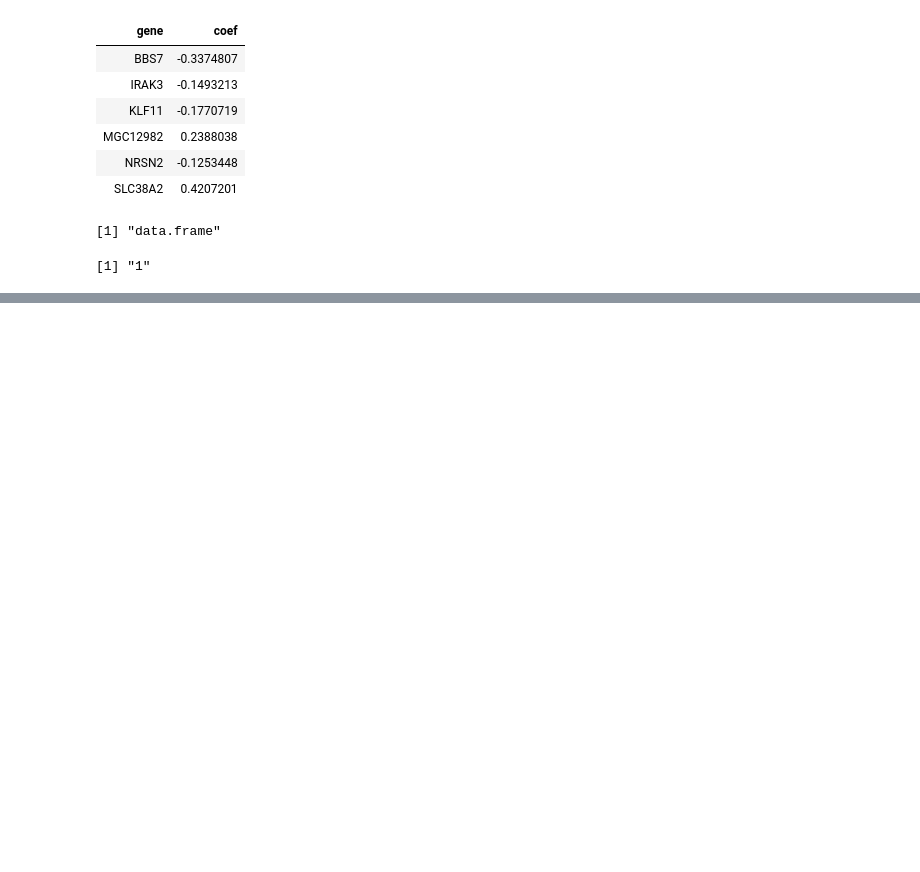
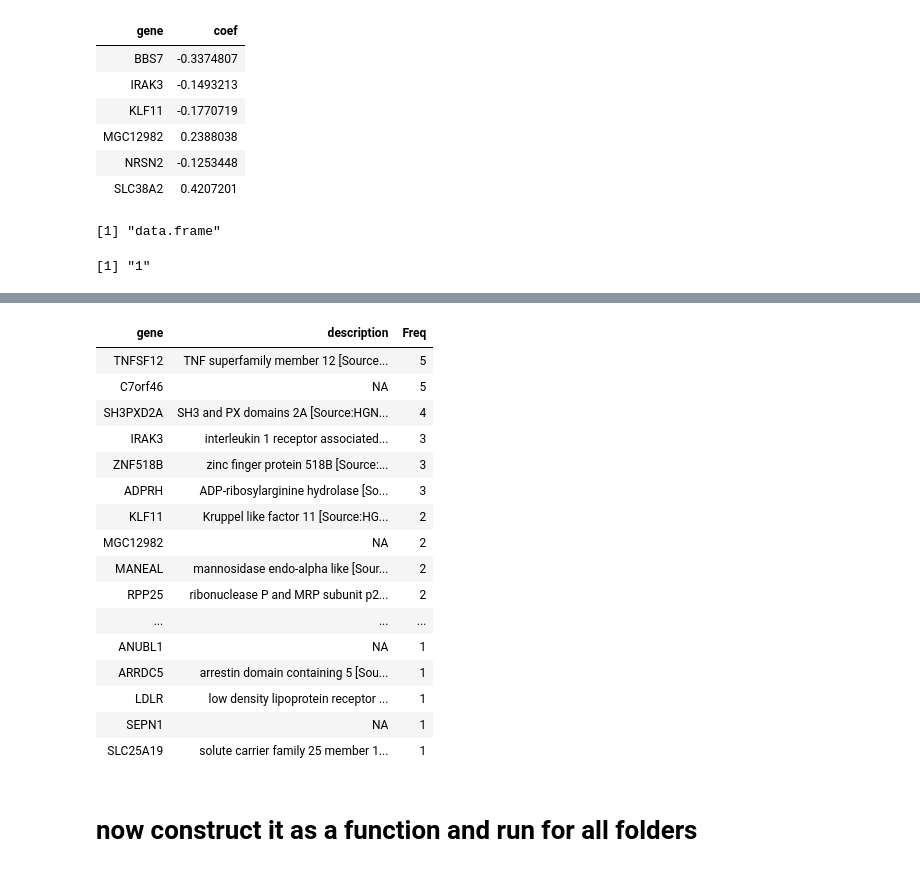
Before and after one commit to Mamie/MethylationPrediction, a Jupyter notebook: notes/predictor frequency.ipynb, the cells around one changed output, grey strips where cells are left out. Cells and saved outputs as stored; diff of their text form; code cells hidden in the pictures; blank space fills up the shorter version.

```diff
--- a/notes/predictor frequency.ipynb
+++ b/notes/predictor frequency.ipynb
@@ -63,4 +73,4 @@ head(predictors)
 | SLC38A2 | 0.4207201 | 1 |
 # %%
 freq.table <- data.frame(sort(table(predictors$gene), decreasing=T))
-annot.freq.table <- MergeHGNCDescription(freq.table)
+annot.freq.table <- MergeHGNCDescription(predictors)
@@ -66,0 +100,8 @@ annot.freq.table <- MergeHGNCDescription(freq.table)
+# %%
+annot.freq.table <- annot.freq.table %>%
+    dplyr::select(gene, description) %>%
+    dplyr::distinct() %>%
+    dplyr::left_join(freq.table, by=c('gene'='Var1')) %>%
+    arrange(desc(Freq))
+annot.freq.table
+# %% [output]
@@ -67 +110,18 @@ annot.freq.table <- MergeHGNCDescription(freq.table)
+| gene | description | Freq |
+| TNFSF12 | TNF superfamily member 12 [Source... | 5 |
+| C7orf46 | NA | 5 |
+| SH3PXD2A | SH3 and PX domains 2A [Source:HGN... | 4 |
+| IRAK3 | interleukin 1 receptor associated... | 3 |
+| ZNF518B | zinc finger protein 518B [Source:... | 3 |
+| ADPRH | ADP-ribosylarginine hydrolase [So... | 3 |
+| KLF11 | Kruppel like factor 11 [Source:HG... | 2 |
+| MGC12982 | NA | 2 |
+| MANEAL | mannosidase endo-alpha like [Sour... | 2 |
+| RPP25 | ribonuclease P and MRP subunit p2... | 2 |
+| ... | ... | ... |
+| ANUBL1 | NA | 1 |
+| ARRDC5 | arrestin domain containing 5 [Sou... | 1 |
+| LDLR | low density lipoprotein receptor ... | 1 |
+| SEPN1 | NA | 1 |
+| SLC25A19 | solute carrier family 25 member 1... | 1 |
 # %%
@@ -68,0 +129,2 @@ write.table(annot.freq.table, paste0(base.dir, 'predictors.summary.csv'))
+# %% [markdown]
+# now construct it as a function and run for all folders
```
Also changed, not shown: parts of 10 cells of this notebook, 8 other files.
